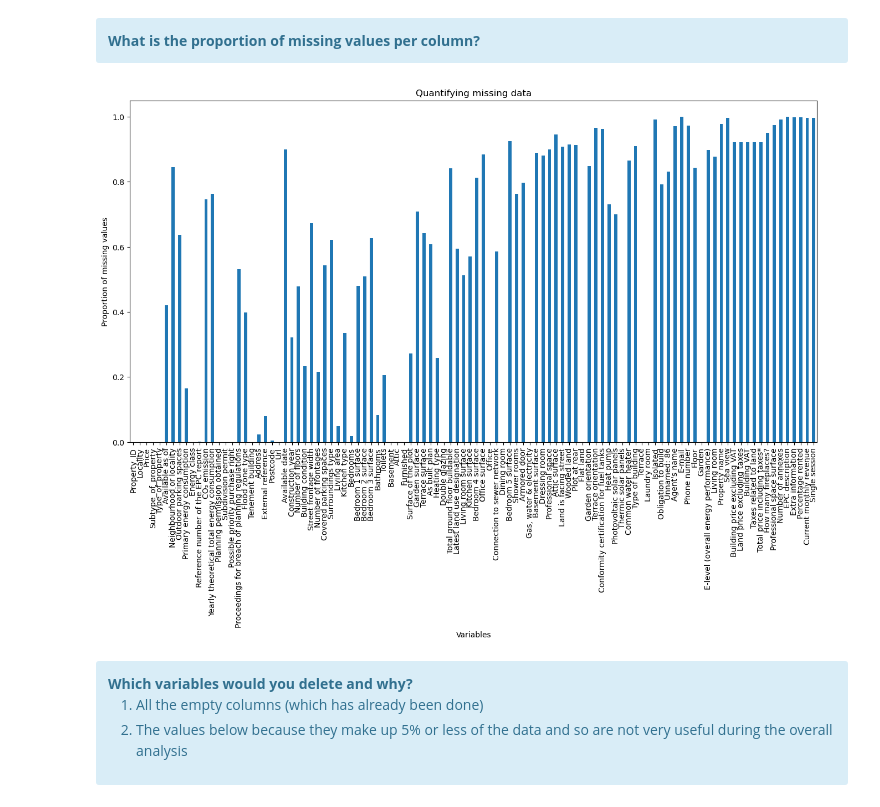
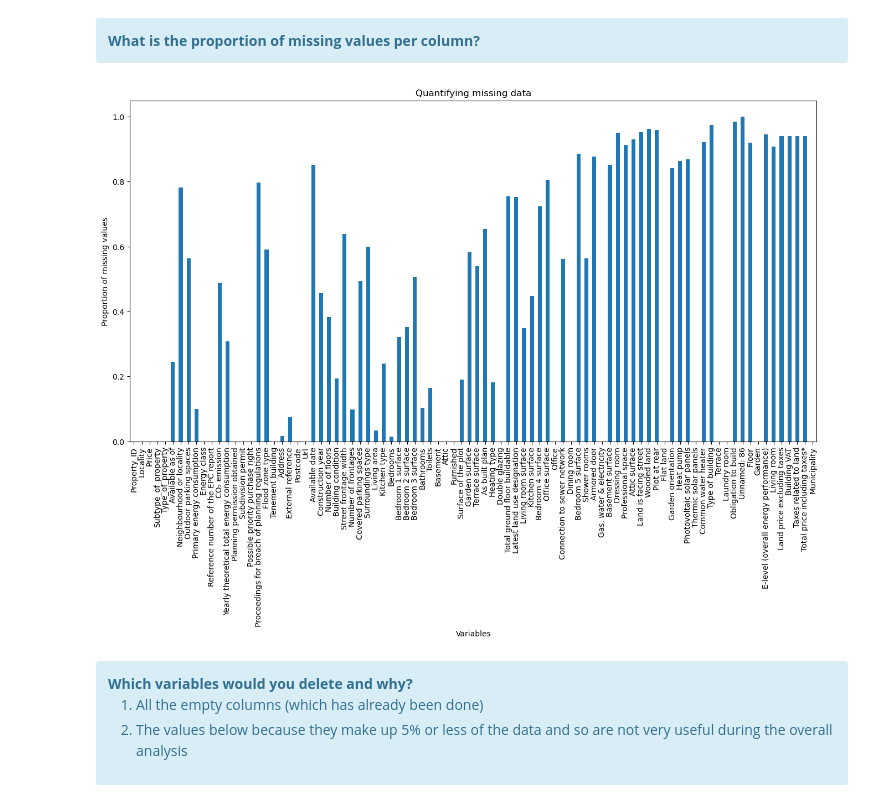
Before and after one commit to jduffy93/immo-eliza-the_chaincoders, a Jupyter notebook: analysis/Jean-analysis-plotnine+cleaning.ipynb, the cells around one changed output. Drawn from its saved outputs; the diff is of its cells as text; code cells hidden in the pictures.

```diff
--- a/analysis/Jean-analysis-plotnine+cleaning.ipynb
+++ b/analysis/Jean-analysis-plotnine+cleaning.ipynb
@@ -139,5 +139,3 @@ map_to_binary = [
 ]
 
 immo[map_to_float] = immo[map_to_float].astype(float).round(2)
-# %%
-immo[map_to_float] = immo[map_to_float].astype(float).round(2)
@@ -146,3 +144,36 @@ Here we perform the type casting
+# %%
+#Brussels: numbers from 1000 to 1100
+#Flanders: numbers from 1500 to 4000 and 8000 to 10000
+#Wallonia: numbers from 1100 to 1500 and from 4000 to 8000
+
+
+brussels_range = range(1000,1100)
+flanders_range = list(range(1500,4000)) + list(range(8000,10000))
+wallonia_range = list(range(1100,1500)) + list(range(4000,8000))
+
+def municipality_from_pc(postcode):
+    if postcode in brussels_range:
+        return "Brussels"
+    elif postcode in flanders_range:
+        return "Flanders"
+    elif postcode in wallonia_range:
+        return "Wallonia"
+
+immo["Municipality"] = immo["Postcode"].apply(municipality_from_pc)
+# %%
+brussels_range = range(1000,1100)
+flanders_range = list(range(1500,4000)) + list(range(8000,10000))
+wallonia_range = list(range(1100,1500)) + list(range(4000,8000))
+
+def municipality_from_pc(postcode):
+    if postcode in brussels_range:
+        return "Brussels"
+    elif postcode in flanders_range:
+        return "Flanders"
+    elif postcode in wallonia_range:
+        return "Wallonia"
+
+immo["Municipality"] = immo["Postcode"].apply(municipality_from_pc)
 # %% [markdown]
 Here we will remove empty columns
 # %%
@@ -312,24 +343,24 @@ Number of initial features: 87
 <b>What is the proportion of missing values per column?</b>
 </div>
 # %%
-missing_proportion = immo.isnull().mean()
+missing_proportion = immo[immo['Municipality'] == 'Wallonia'].isnull().mean()
 
 # Condition
 #missing_proportion = missing_proportion[missing_proportion > 0.9] # Only plot features with more than 90% values missing
 
 missing_proportion.plot.bar(figsize=(16,8))
 
 plt.ylabel('Proportion of missing values')
 plt.xlabel('Variables')
 plt.title('Quantifying missing data')
 
 plt.show()
 
 # Print series
 
 #print(immo.isnull().mean())
 # %% [output]
-[figure, old version]
+[figure, new version]
 # %% [markdown]
 <div class="alert alert-block alert-info">
 <b>Which variables would you delete and why?</b>
```
Also changed, not shown: parts of 13 cells of this notebook, 4 other files.
